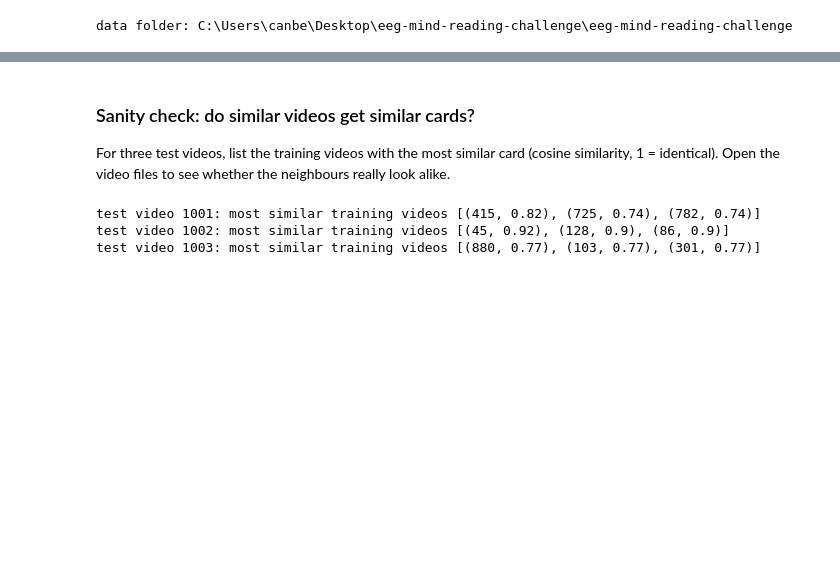
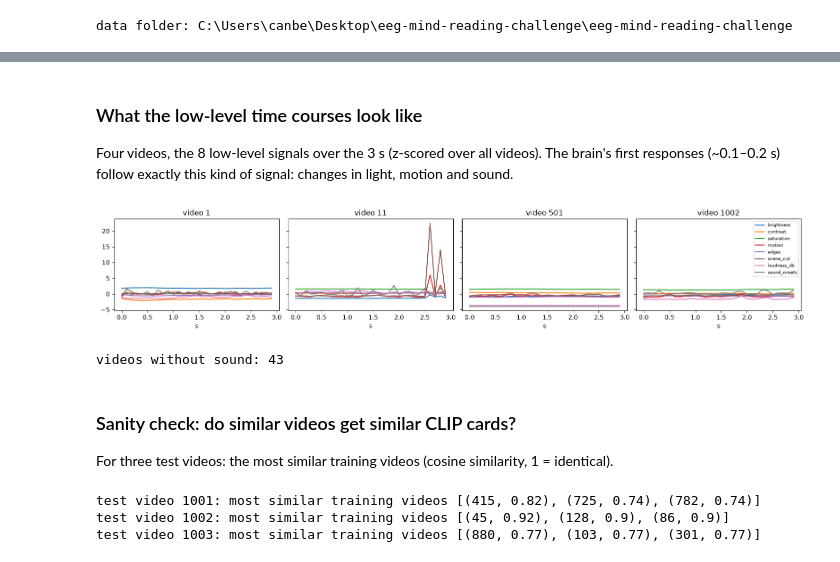
Before and after one commit to CodeNBucket/hackathon_mind_reading, a Jupyter notebook: notebooks/03_video_features.ipynb, the cells around one changed output, grey strips where cells are left out. Cells and saved outputs as stored; diff of their text form; code cells hidden in the pictures; blank space fills up the shorter version.

```diff
--- a/notebooks/03_video_features.ipynb
+++ b/notebooks/03_video_features.ipynb
@@ -33,0 +27,8 @@ one per clip: (1102, 512) (videos x numbers)
+# %%
+from mindreading.video_features import extract_clip
+from mindreading.features import EXTRACTORS, LOWLEVEL_NAMES
+feats = {'clip_b32': extract_clip()}
+for name in ('lowlevel', 'videomae', 'ast'):
+    feats[name] = EXTRACTORS[name]()
+for name, f in feats.items():
+    print(f'{name:9s}', {k: v.shape for k, v in f.items() if k != 'ids'})
@@ -34,5 +61,20 @@ one per clip: (1102, 512) (videos x numbers)
+# %% [markdown]
+### What the low-level time courses look like
+Four videos, the 8 low-level signals over the 3 s (z-scored over all videos). The brain's first
+responses (~0.1–0.2 s) follow exactly this kind of signal: changes in light, motion and sound.
+# %%
+tc = feats['lowlevel']['timecourse']
+z = (tc - tc.mean((0, 1))) / tc.std((0, 1))
+t = np.arange(30) / 10
+fig, axes = plt.subplots(1, 4, figsize=(16, 3), sharey=True)
+for ax, row in zip(axes, [0, 10, 500, 1001]):
+    ax.plot(t, z[row]); ax.set_title(f"video {feats['lowlevel']['ids'][row]}"); ax.set_xlabel('s')
+axes[-1].legend(LOWLEVEL_NAMES, fontsize=7, loc='upper right'); plt.tight_layout(); plt.show()
+print('videos without sound:', int(feats['ast']['silent'].sum()))
+# %% [output]
+[figure, added]
+videos without sound: 43
 # %% [markdown]
-### Sanity check: do similar videos get similar cards?
-For three test videos, list the training videos with the most similar card (cosine similarity, 1 = identical).
-Open the video files to see whether the neighbours really look alike.
+### Sanity check: do similar videos get similar CLIP cards?
+For three test videos: the most similar training videos (cosine similarity, 1 = identical).
 # %%
```
Also changed, not shown: parts of 5 cells of this notebook, 19 other files.
